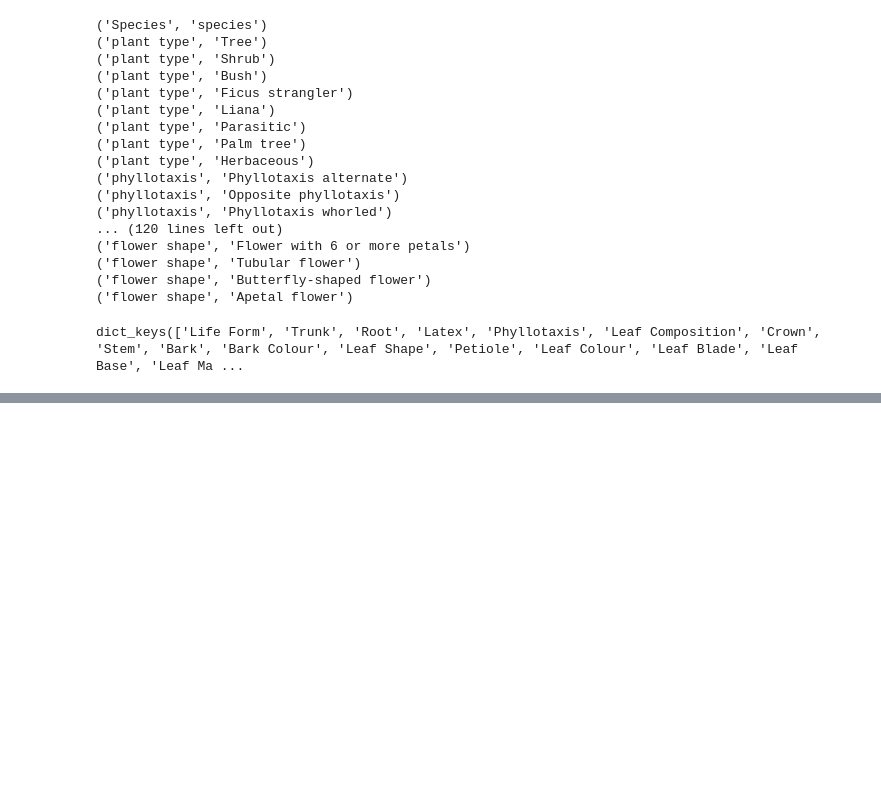
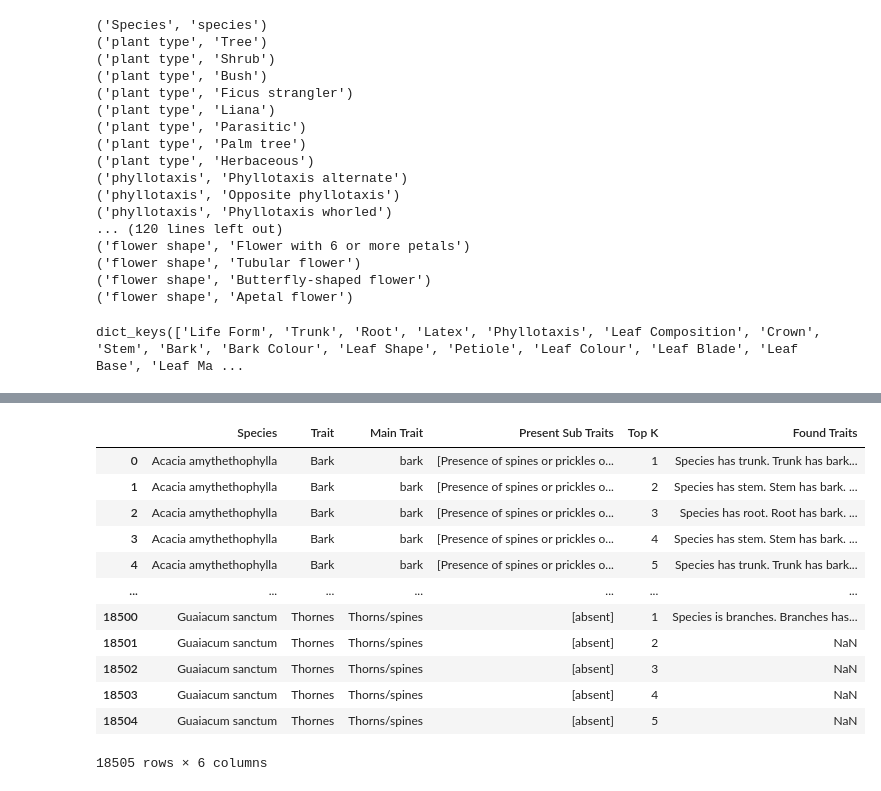
Before and after one commit to RobertvdV/GRS70424_Internship, a Jupyter notebook: notebooks/reports/plantdata_topk_sents_advanced.ipynb, the cells around one changed output, grey strips where cells are left out. Drawn from its saved outputs; the diff is of its cells as text; code cells hidden in the pictures; blank space fills up the shorter version.

Commit message:
added senticizer function for creating sentences

```diff
--- a/notebooks/reports/plantdata_topk_sents_advanced.ipynb
+++ b/notebooks/reports/plantdata_topk_sents_advanced.ipynb
@@ -20,3 +24,5 @@ import matplotlib.colors as mcolors
+# %%
+nouns = {x.name().split('.', 1)[0] for x in wn.all_synsets('n')}
 # %% [markdown]
 ### Load the Data
 # %%
@@ -315,3 +321,20 @@ def similarity(groundtruth, pred):
     similarity = len(nominator)/(len(denominator))
 
     return similarity
+
+def resentesize(lst):
+
+    sentence = ''
+
+    # Loop every 2 items
+    for item1, item2 in zip(lst[::2], lst[1::2]):
+
+        # Set verb
+        verb = 'has'
+        chunk = item2.split(' ')[-1]
+        if chunk not in nouns or chunk in colors:
+            verb = 'is'
+
+        sentence += f'{item1.capitalize()} {verb} {item2}. '
+
+    return sentence
@@ -487,4 +509,0 @@ True
-# %%
-df_subset = df_Pierre[df_Pierre.index == 'Acacia amythethophylla']
-for i in df_subset.columns:
-    print(i)
@@ -560,0 +588,24 @@ Pierre flower shape
+# %%
+# CSV
+df = pd.DataFrame.from_dict(best_sentences_per_species, orient='index')
+df = df.dropna(axis=0, how='all')
+
+
+# Google forms
+df_google = pd.DataFrame(google_forms_lst, columns=['Species', 'Trait', 'Main Trait', 'Present Sub Traits', 'Top K', 'Found Traits'])
+# %%
+df_google
+# %% [output]
+|  | Species | Trait | Main Trait | Present Sub Traits | Top K | Found Traits |
+| 0 | Acacia amythethophylla | Bark | bark | [Presence of spines or prickles o... | 1 | Species has trunk. Trunk has bark... |
+| 1 | Acacia amythethophylla | Bark | bark | [Presence of spines or prickles o... | 2 | Species has stem. Stem has bark. ... |
+| 2 | Acacia amythethophylla | Bark | bark | [Presence of spines or prickles o... | 3 | Species has root. Root has bark. ... |
+| 3 | Acacia amythethophylla | Bark | bark | [Presence of spines or prickles o... | 4 | Species has stem. Stem has bark. ... |
+| 4 | Acacia amythethophylla | Bark | bark | [Presence of spines or prickles o... | 5 | Species has trunk. Trunk has bark... |
+| ... | ... | ... | ... | ... | ... | ... |
+| 18500 | Guaiacum sanctum | Thornes | Thorns/spines | [absent] | 1 | Species is branches. Branches has... |
+| 18501 | Guaiacum sanctum | Thornes | Thorns/spines | [absent] | 2 | NaN |
+| 18502 | Guaiacum sanctum | Thornes | Thorns/spines | [absent] | 3 | NaN |
+| 18503 | Guaiacum sanctum | Thornes | Thorns/spines | [absent] | 4 | NaN |
+| 18504 | Guaiacum sanctum | Thornes | Thorns/spines | [absent] | 5 | NaN |
+18505 rows × 6 columns
```
Also changed, not shown: parts of 9 cells of this notebook.
